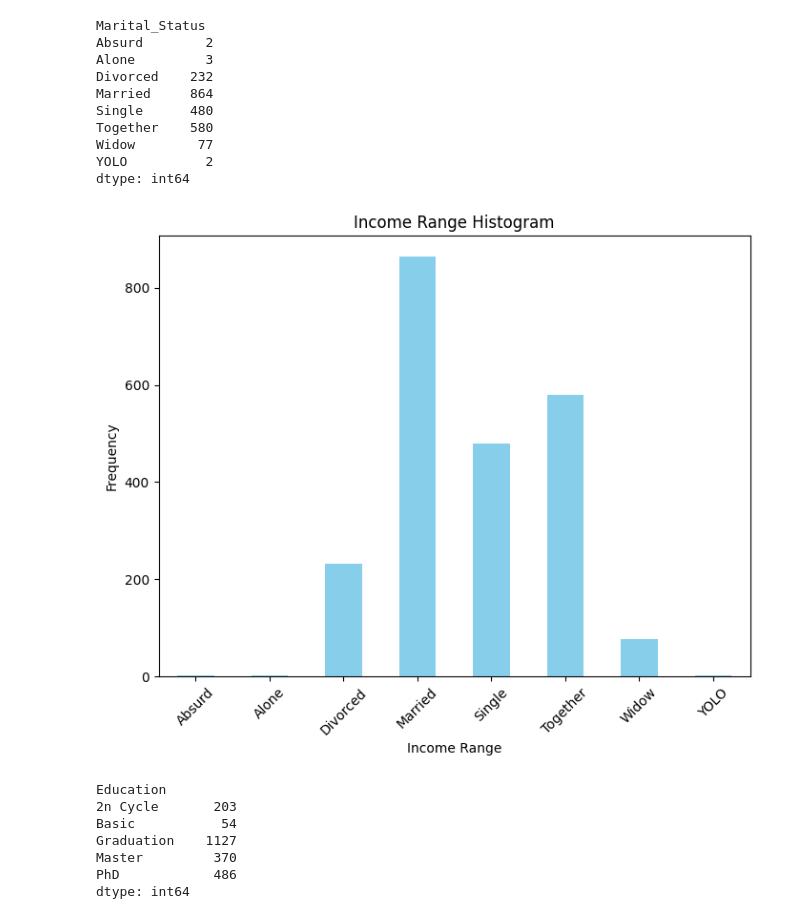
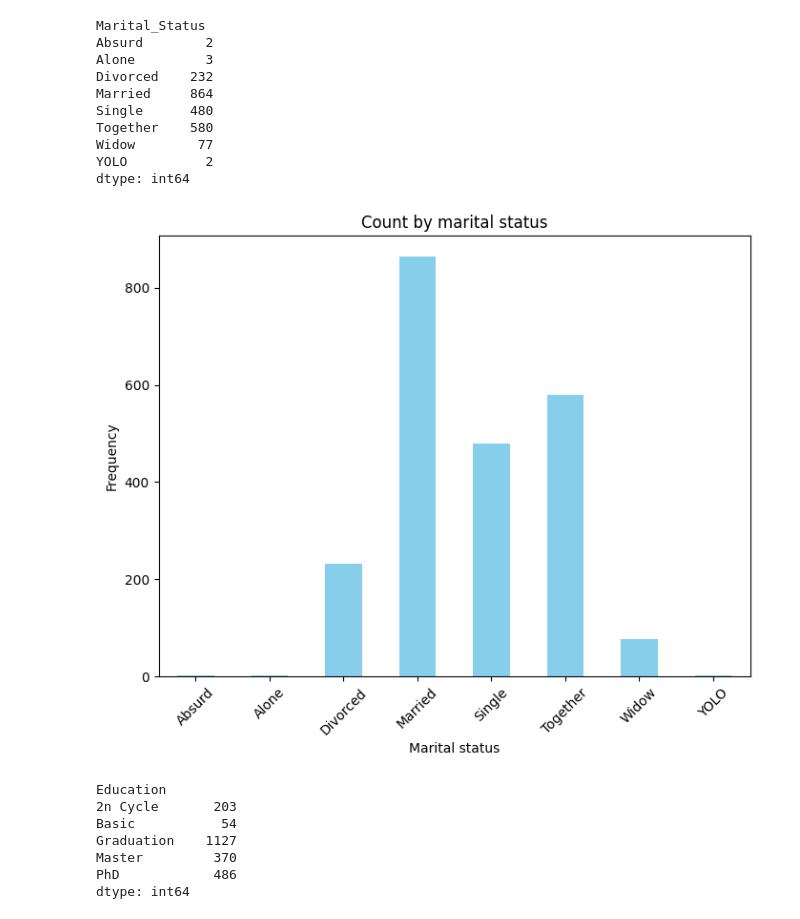
Before and after one commit to asheshh-lal/Drug-Data, a Jupyter notebook: Market Sentiment.ipynb, the cells around one changed output. Drawn from its saved outputs; the diff is of its cells as text; code cells hidden in the pictures.

```diff
--- a/Market Sentiment.ipynb
+++ b/Market Sentiment.ipynb
@@ -148,13 +150,15 @@ Widow        77
 YOLO          2
 dtype: int64
 # %%
+## plotting the same for
+
 plt.figure(figsize=(8, 6))
 Marital_status_count.plot(kind='bar', color='skyblue')
-plt.title('Income Range Histogram')
-plt.xlabel('Income Range')
+plt.title('Count by marital status')
+plt.xlabel('Marital status')
 plt.ylabel('Frequency')
 plt.xticks(rotation=45)
 plt.show()
 # %% [output]
-[figure, old version]
+[figure, new version]
 # %%
```
Also changed, not shown: parts of 8 cells of this notebook.
